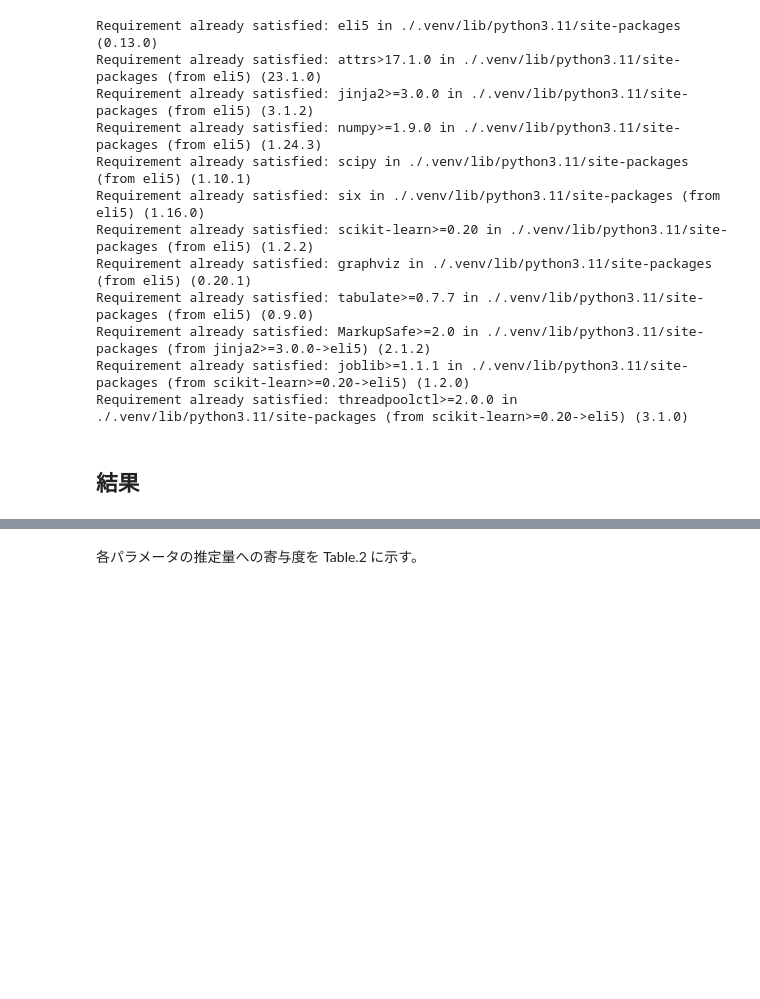
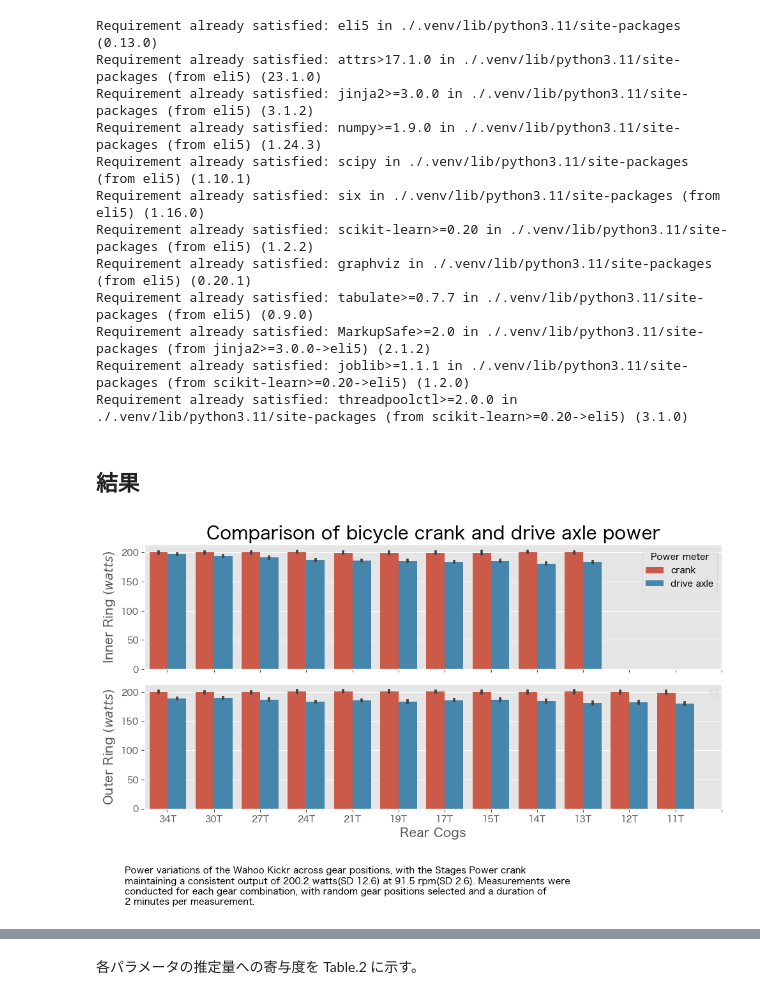
Before and after one commit to SportsEngineering/python-x2-12speed-drivetrain-model, a Jupyter notebook: x2-12speed-drivetrain-model.ipynb, the cells around one changed output, grey strips where cells are left out. Drawn from its saved outputs; the diff is of its cells as text; code cells hidden in the pictures; blank space fills up the shorter version.

```diff
--- a/x2-12speed-drivetrain-model.ipynb
+++ b/x2-12speed-drivetrain-model.ipynb
@@ -46,4 +52,49 @@ Requirement already satisfied: joblib>=1.1.1 in ./.venv/lib/python3.11/site-pack
 Requirement already satisfied: threadpoolctl>=2.0.0 in ./.venv/lib/python3.11/site-packages (from scikit-learn>=0.20->eli5) (3.1.0)
 # %% [markdown]
 ## 結果
+# %%
+results = pd.read_csv(f'data/2minAt200W-54-40.csv')
+crank = results[results.location=='crank']
+
+plt.style.use('ggplot')
+plt.rcParams['font.sans-serif'] = ['Hiragino Sans']
+fig, ax = plt.subplots(nrows=2,
+                       ncols=1,
+                       sharex=True,
+                       sharey=True,
+                       figsize=(10, 6),
+                       dpi=100)
+sb.barplot(data=results[results.front==54],
+           x="rear", y="power", hue="location",
+           hue_order=['crank', 'wheel'],
+           ax=ax[1])
+sb.barplot(data=results[results.front==40],
+           x="rear", y="power", hue="location",
+           hue_order=['crank', 'wheel'],
+           ax=ax[0])
+ax[0].set_title('Comparison of bicycle crank and drive axle power',
+                fontsize=20)
+plt.suptitle(('Power variations of the Wahoo Kickr across gear positions, with the Stages Power crank\n'
+              f'maintaining a consistent output of {crank.power.mean():.1f} watts(SD {crank.power.std():.1f})'
+              f' at {crank.cadence.mean():.1f} rpm(SD {crank.cadence.std():.1f}). Measurements were\n'
+              'conducted for each gear combination, with random gear positions selected and a duration of\n'
+              '2 minutes per measurement.'),
+             ha='left',
+             va='bottom',
+             x=0.05, y=-0.15,
+             fontsize=10,
+             fontweight='normal')
+ax[0].set_ylabel(r'Inner Ring $(watts)$', fontsize=14)
+ax[1].set_ylabel(r'Outer Ring $(watts)$', fontsize=14)
+ax[1].set_xlabel('Rear Cogs', fontsize=14)
+ax[0].set_xlabel(None)
+ax[1].set_xticks(range(0, 13),
+              labels=['34T', '30T', '27T', '24T', '21T', '19T', '17T', '15T', '14T', '13T', '12T', '11T', ''])
+handles, labels = ax[1].get_legend_handles_labels()
+ax[1].legend(handles, [], title='')
+handles, labels = ax[0].get_legend_handles_labels()
+ax[0].legend(handles, ['crank', 'drive axle'], title='Power meter')
+fig.tight_layout()
+# %% [output]
+[figure, added]
 # %%
```
Also changed, not shown: parts of 9 cells of this notebook.
